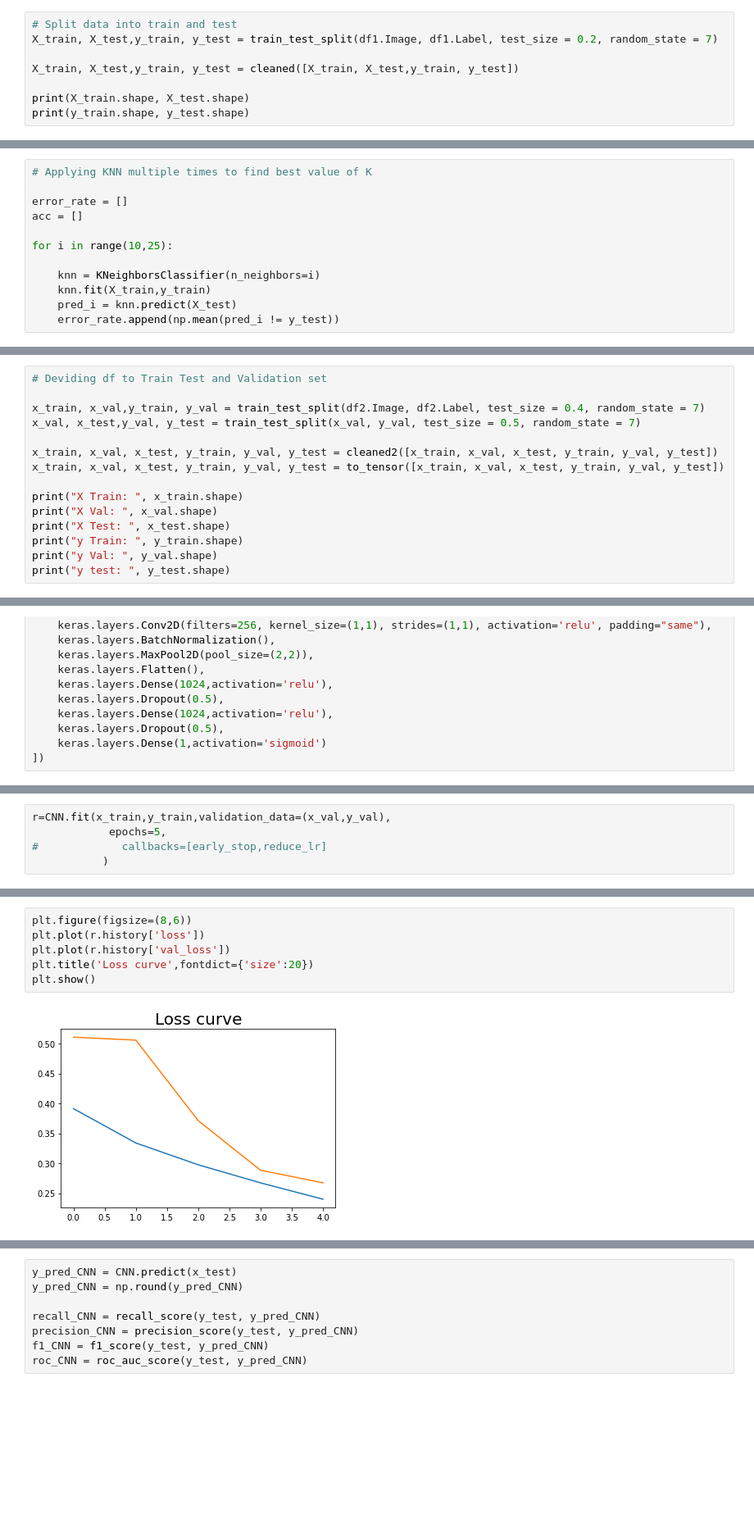
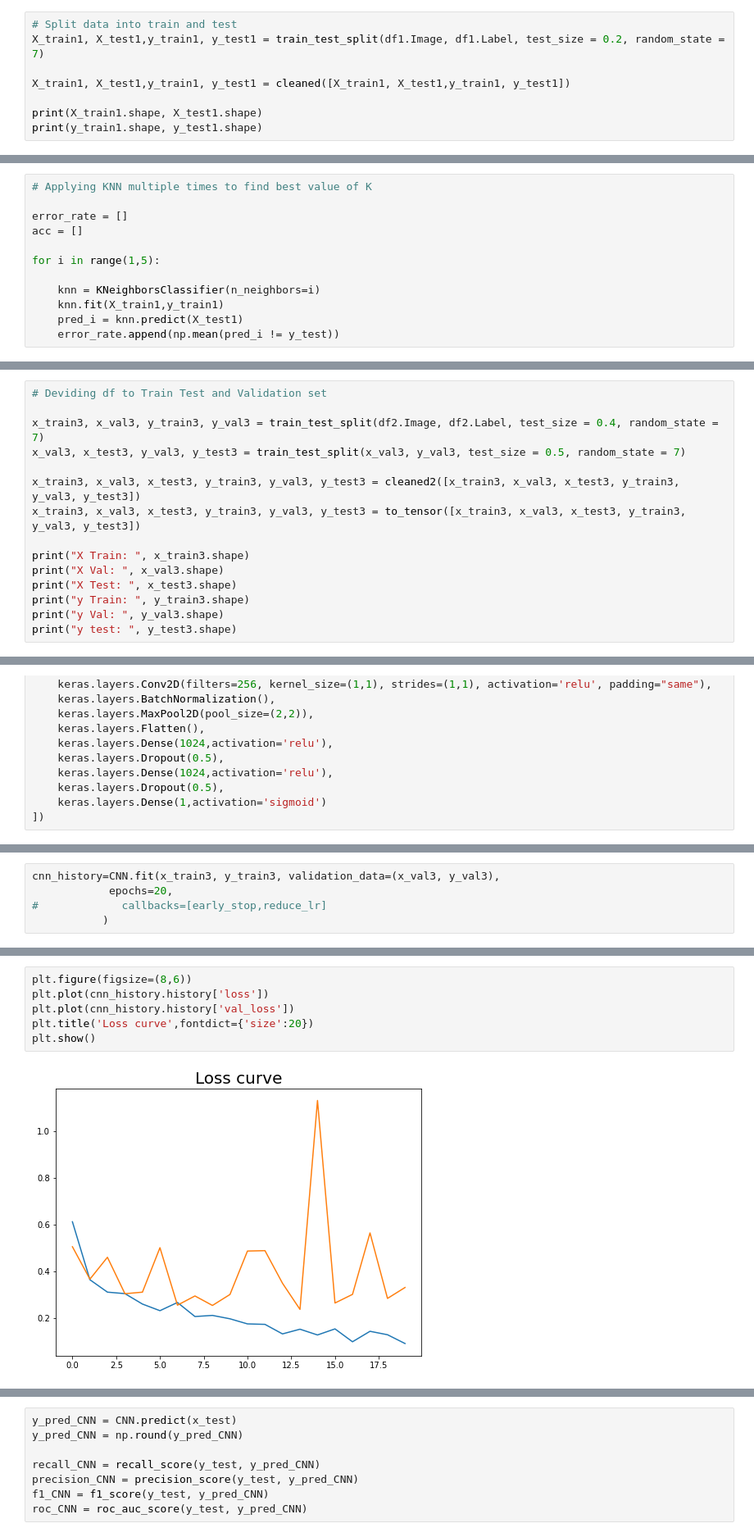
Before and after one commit to brijk20/EyeClassification, a Jupyter notebook: eye-classification.ipynb, the cells around one changed output, grey strips where cells are left out. Shown: that part at 82% size. Saved outputs shown, nothing was run; the diff lists cells and outputs as text; blank space fills up the shorter version.

```diff
--- a/eye-classification.ipynb
+++ b/eye-classification.ipynb
@@ -298,12 +303,12 @@ def cleaned(X):
     return X
 # %%
 # Split data into train and test
-X_train, X_test,y_train, y_test = train_test_split(df1.Image, df1.Label, test_size = 0.2, random_state = 7)
+X_train1, X_test1,y_train1, y_test1 = train_test_split(df1.Image, df1.Label, test_size = 0.2, random_state = 7)
 
-X_train, X_test,y_train, y_test = cleaned([X_train, X_test,y_train, y_test])
+X_train1, X_test1,y_train1, y_test1 = cleaned([X_train1, X_test1,y_train1, y_test1])
 
-print(X_train.shape, X_test.shape)
-print(y_train.shape, y_test.shape)
+print(X_train1.shape, X_test1.shape)
+print(y_train1.shape, y_test1.shape)
 # %% [output]
 (8323, 12288) (2081, 12288)
 (8323, 1) (2081, 1)
@@ -313,11 +318,11 @@ print(y_train.shape, y_test.shape)
 error_rate = []
 acc = []
 
-for i in range(10,25):
+for i in range(1,5):
 
     knn = KNeighborsClassifier(n_neighbors=i)
-    knn.fit(X_train,y_train)
-    pred_i = knn.predict(X_test)
+    knn.fit(X_train1,y_train1)
+    pred_i = knn.predict(X_test1)
     error_rate.append(np.mean(pred_i != y_test))
 # %%
 # Elbow plot to see optimum value of K
@@ -582,18 +591,18 @@ df2.Image[1].shape
 # %%
 # Deviding df to Train Test and Validation set
 
-x_train, x_val,y_train, y_val = train_test_split(df2.Image, df2.Label, test_size = 0.4, random_state = 7)
-x_val, x_test,y_val, y_test = train_test_split(x_val, y_val, test_size = 0.5, random_state = 7)
+x_train3, x_val3, y_train3, y_val3 = train_test_split(df2.Image, df2.Label, test_size = 0.4, random_state = 7)
+x_val3, x_test3, y_val3, y_test3 = train_test_split(x_val3, y_val3, test_size = 0.5, random_state = 7)
 
-x_train, x_val, x_test, y_train, y_val, y_test = cleaned2([x_train, x_val, x_test, y_train, y_val, y_test])
-x_train, x_val, x_test, y_train, y_val, y_test = to_tensor([x_train, x_val, x_test, y_train, y_val, y_test])
+x_train3, x_val3, x_test3, y_train3, y_val3, y_test3 = cleaned2([x_train3, x_val3, x_test3, y_train3, y_val3, y_test3])
+x_train3, x_val3, x_test3, y_train3, y_val3, y_test3 = to_tensor([x_train3, x_val3, x_test3, y_train3, y_val3, y_test3])
 
-print("X Train: ", x_train.shape)
-print("X Val: ", x_val.shape)
-print("X Test: ", x_test.shape)
-print("y Train: ", y_train.shape)
-print("y Val: ", y_val.shape)
-print("y test: ", y_test.shape)
+print("X Train: ", x_train3.shape)
+print("X Val: ", x_val3.shape)
+print("X Test: ", x_test3.shape)
+print("y Train: ", y_train3.shape)
+print("y Val: ", y_val3.shape)
+print("y test: ", y_test3.shape)
 # %% [output]
 X Train:  (6242, 64, 64, 3)
 X Val:  (2081, 64, 64, 3)
@@ -634,7 +645,7 @@ visualkeras.layered_view(CNN)
 CNN.compile(optimizer='adam',loss='binary_crossentropy',metrics=['accuracy'])
 # %%
-r=CNN.fit(x_train,y_train,validation_data=(x_val,y_val),
-            epochs=5,
+cnn_history=CNN.fit(x_train3, y_train3, validation_data=(x_val3, y_val3),
+            epochs=20,
 #             callbacks=[early_stop,reduce_lr]
            )
 # %% [output]
@@ -651,10 +671,10 @@ Epoch 5/5
 # %%
 plt.figure(figsize=(8,6))
-plt.plot(r.history['loss'])
-plt.plot(r.history['val_loss'])
+plt.plot(cnn_history.history['loss'])
+plt.plot(cnn_history.history['val_loss'])
 plt.title('Loss curve',fontdict={'size':20})
 plt.show()
 # %% [output]
-[figure, old version]
+[figure, new version]
 # %%
 plt.figure(figsize=(8,6))
```
Also changed, not shown: parts of 49 cells of this notebook.
